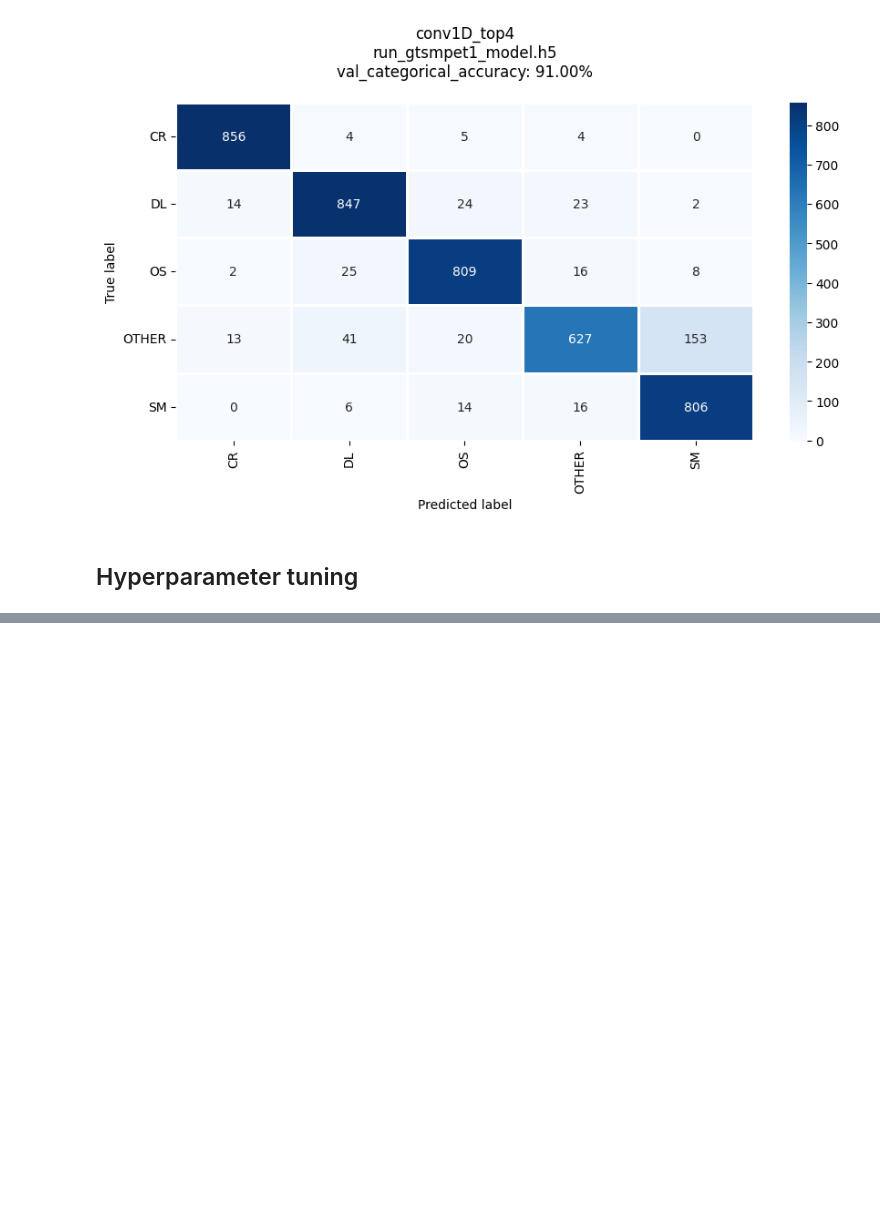
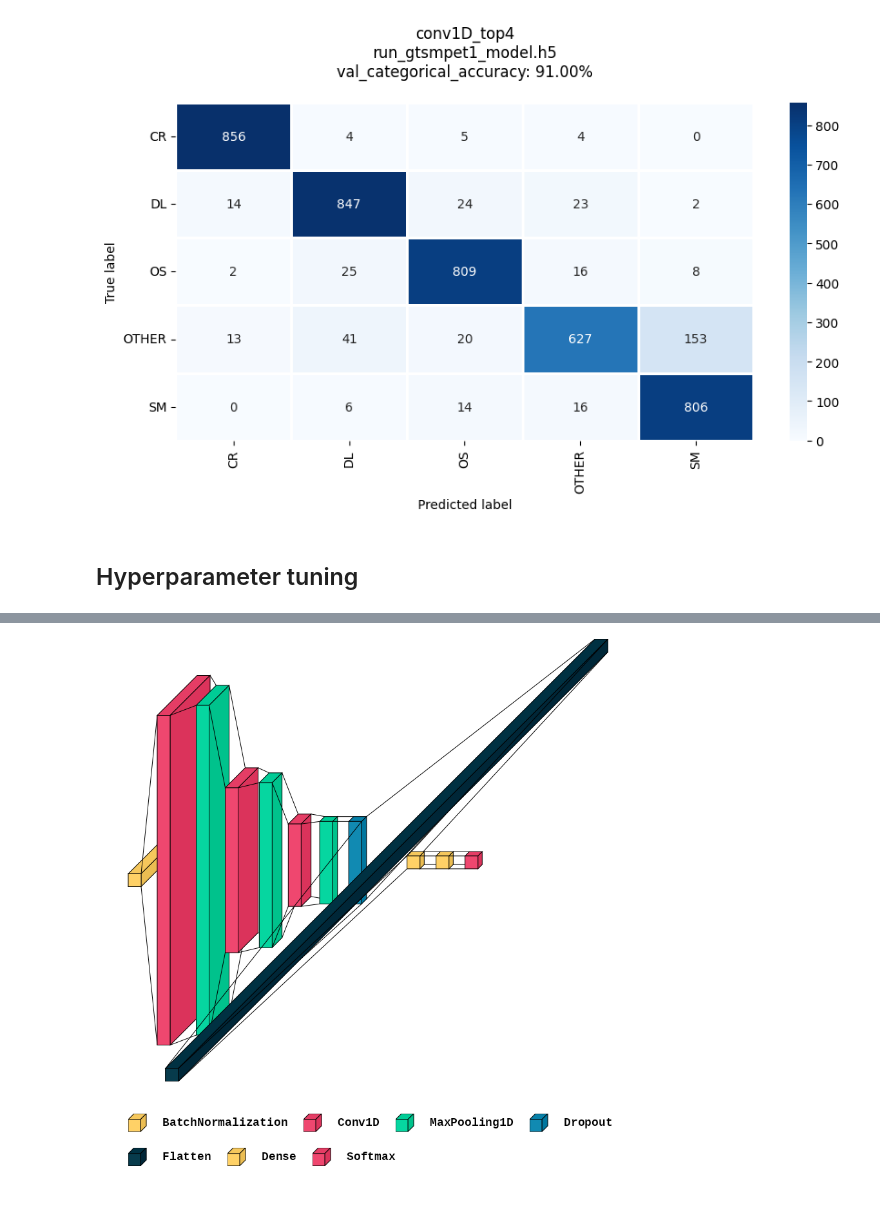
Before and after one commit to IISAS/nvflare-hysped, a Jupyter notebook: volumes/dev/tf/notebooks/model_conv1D_top4.ipynb, the cells around one changed output, grey strips where cells are left out. Drawn from its saved outputs; the diff is of its cells as text; code cells hidden in the pictures; blank space fills up the shorter version.

```diff
--- a/volumes/dev/tf/notebooks/model_conv1D_top4.ipynb
+++ b/volumes/dev/tf/notebooks/model_conv1D_top4.ipynb
@@ -433,0 +488,18 @@ artifact_dir = artifact.download()
+# %%
+from PIL import ImageFont
+
+font = ImageFont.truetype("/usr/share/fonts/truetype/liberation/LiberationMono-Bold.ttf", 18)
+
+visualkeras.layered_view(
+    model,
+    to_file=os.path.join(cfg['data_dir'], '%s-arch.png' % model_artifact.name),
+    legend=True,
+    scale_xy=1,
+    scale_z=1,
+    one_dim_orientation='x',
+    padding=50,
+    spacing=25,
+    font=font
+)
+# %% [output]
+[figure, added]
```
Also changed, not shown: parts of 6 cells of this notebook, 1 other file.
